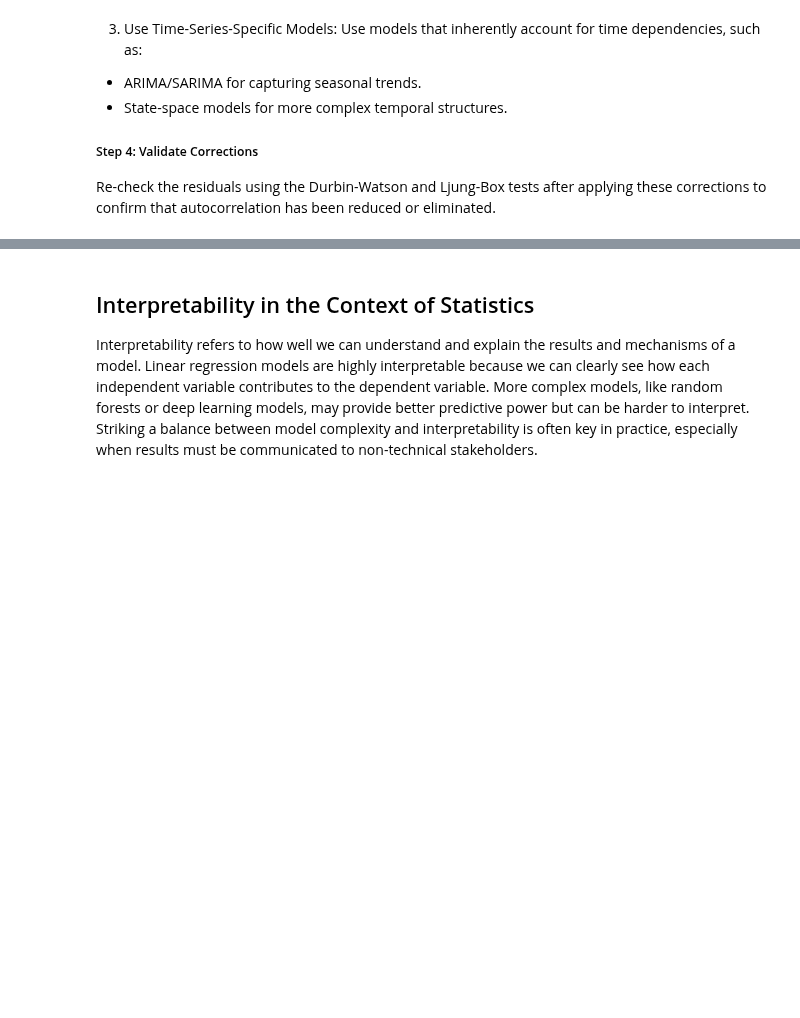
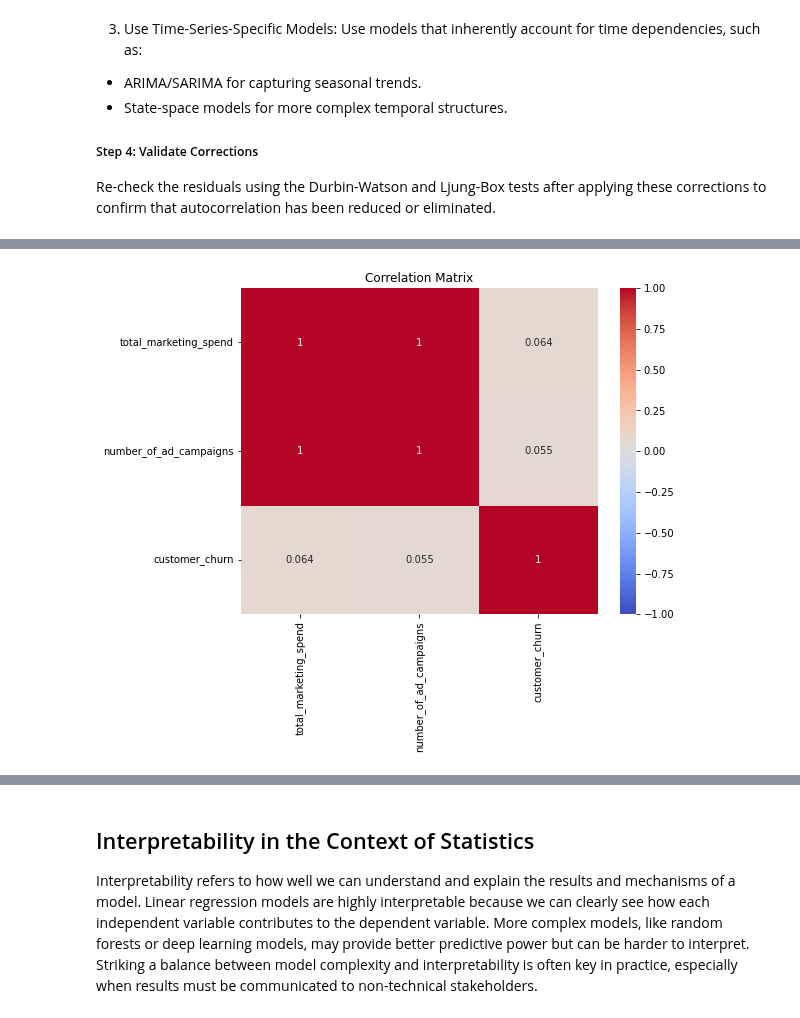
Before and after one commit to sip-23/Python-Snippets, a Jupyter notebook: 4. Introduction_to_statistics_probability_and_distributions.ipynb, the cells around one changed output, grey strips where cells are left out. Saved outputs shown, nothing was run; the diff lists cells and outputs as text; code cells hidden in the pictures; blank space fills up the shorter version.

```diff
--- a/4. Introduction_to_statistics_probability_and_distributions.ipynb
+++ b/4. Introduction_to_statistics_probability_and_distributions.ipynb
@@ -2621,0 +2875,27 @@ Regularization Methods:
+# %%
+import pandas as pd
+import numpy as np
+import seaborn as sns
+import matplotlib.pyplot as plt
+
+# Sample data with marketing variables
+np.random.seed(42)
+data = pd.DataFrame({
+    'total_marketing_spend': np.random.uniform(10000, 50000, 100),
+    'number_of_ad_campaigns': np.random.uniform(50, 200, 100),
+    'customer_churn': np.random.randint(0, 2, 100)
+})
+
+# Introduce some correlation between total marketing spend and number of ad campaigns
+data['number_of_ad_campaigns'] = data['total_marketing_spend'] * 0.005 + np.random.normal(0, 5, 100)
+
+# Correlation matrix
+correlation_matrix = data.corr()
+
+# Plot heatmap
+plt.figure(figsize=(8, 6))
+sns.heatmap(correlation_matrix, annot=True, cmap='coolwarm', vmin=-1, vmax=1)
+plt.title('Correlation Matrix')
+plt.show()
+# %% [output]
+[figure, added]
```
Also changed, not shown: parts of 21 cells of this notebook, 1 other file.
